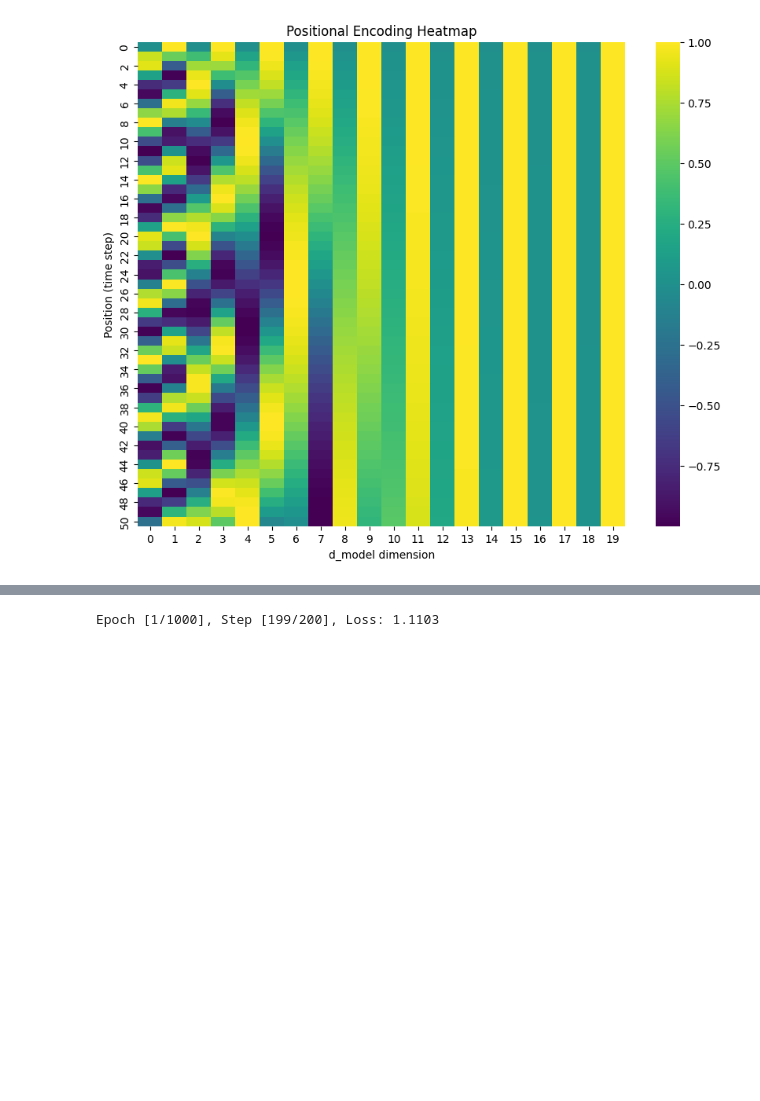
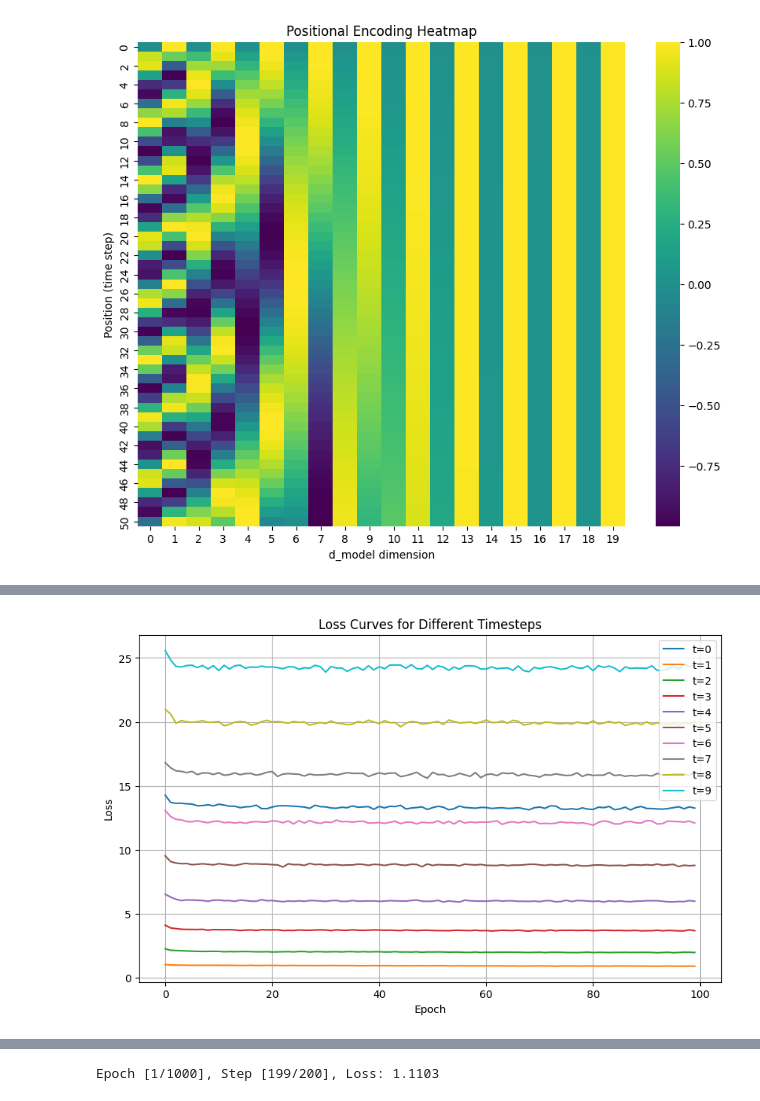
Before and after one commit to carloscotrini/transformers_from_scratch, a Jupyter notebook: AML_MyDiffusionModel.ipynb, the cells around one changed output, grey strips where cells are left out. Cells and saved outputs as stored; diff of their text form; code cells hidden in the pictures; blank space fills up the shorter version.

```diff
--- a/AML_MyDiffusionModel.ipynb
+++ b/AML_MyDiffusionModel.ipynb
@@ -274,0 +300,47 @@ class MyUNet(nn.Module):
+# %%
+# prompt: Train the diffusion model above using the given MLP
+from tqdm import tqdm
+
+optimizer = torch.optim.Adam(model.parameters(), lr=1e-3)
+
+batch_size = 32
+train_loader = DataLoader(dataset, batch_size=32, shuffle=True)
+
+T = diff_model.T
+num_epochs = 10 * T
+
+model.train()
+losses = [[] for _ in range(T)]
+for epoch in tqdm(range(num_epochs)):
+  epoch_losses = [0 for _ in range(T)]
+  for i, x in enumerate(train_loader):
+    x = x.to(diff_model.betas.device)
+    xts = [x]
+    for t in range(T):
+      xts.append(diff_model.forward_diffusion(x, t)[0])
+
+    for t in range(T - 1, - 1, -1):
+      x_recon = diff_model.reverse_process(xT=xts[-1], xt=xts[t], t=t)
+      loss = nn.functional.mse_loss(x_recon, xts[t-1])
+      epoch_losses[t] += loss.item()
+      optimizer.zero_grad()
+      loss.backward()
+      optimizer.step()
+
+  for t in range(T):
+    losses[t].append(epoch_losses[t])
+# %%
+# prompt: Plot the loss curves generated above
+
+# Plot the loss curves
+plt.figure(figsize=(10, 6))
+for t in range(T):
+  plt.plot(losses[t], label=f't={t}')
+plt.xlabel('Epoch')
+plt.ylabel('Loss')
+plt.title('Loss Curves for Different Timesteps')
+plt.legend()
+plt.grid(True)
+plt.show()
+# %% [output]
+[figure, added]
```
Also changed, not shown: parts of 8 cells of this notebook.
